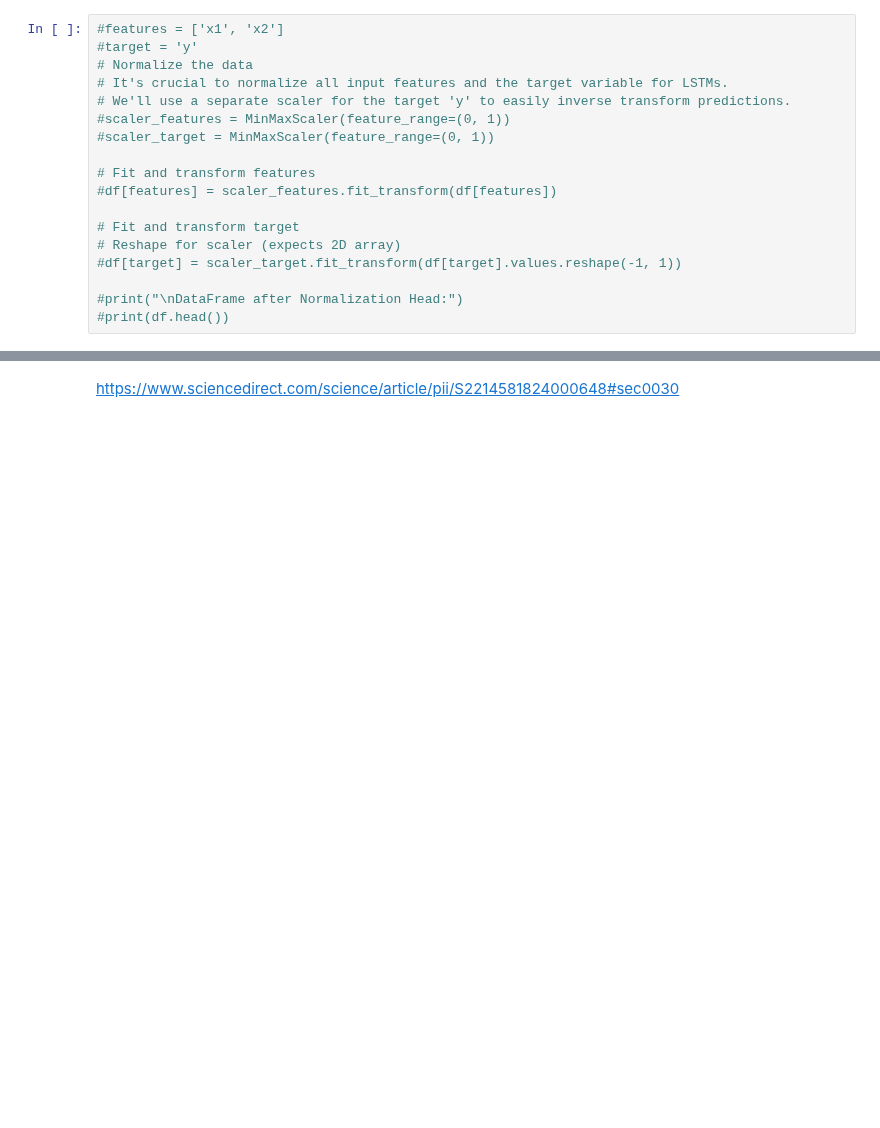
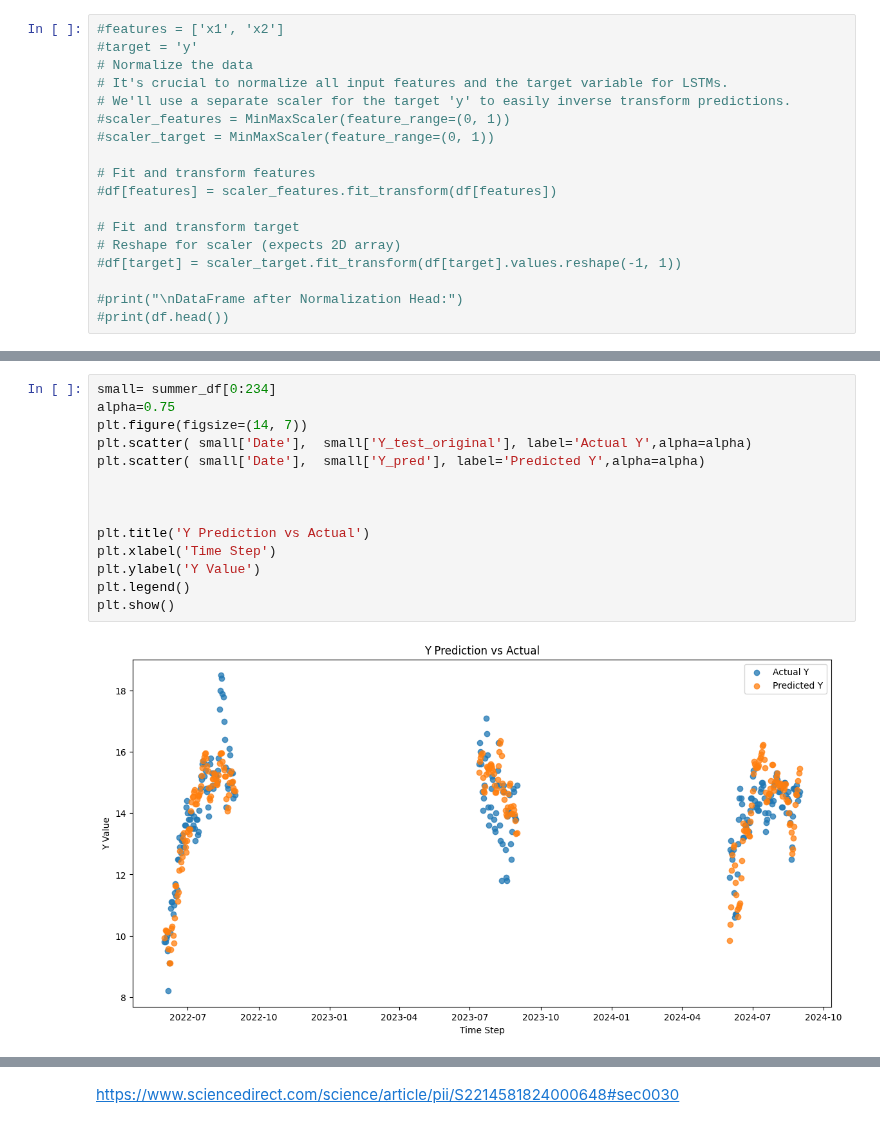
Before and after one commit to th2018/stream_thermal_2025_ms, a Jupyter notebook: LSTM/LSTM_single_station.ipynb, the cells around one changed output, grey strips where cells are left out. Cells and saved outputs as stored; diff of their text form; blank space fills up the shorter version.

```diff
--- a/LSTM/LSTM_single_station.ipynb
+++ b/LSTM/LSTM_single_station.ipynb
@@ -423 +423,17 @@ plt.show()
+# %%
+small= summer_df[0:234]
+alpha=0.75
+plt.figure(figsize=(14, 7))
+plt.scatter( small['Date'],  small['Y_test_original'], label='Actual Y',alpha=alpha)
+plt.scatter( small['Date'],  small['Y_pred'], label='Predicted Y',alpha=alpha)
+
+
+
+plt.title('Y Prediction vs Actual')
+plt.xlabel('Time Step')
+plt.ylabel('Y Value')
+plt.legend()
+plt.show()
+# %% [output]
+[figure, added]
 # %%
```
Also changed, not shown: parts of 15 cells of this notebook, 1 other file.
